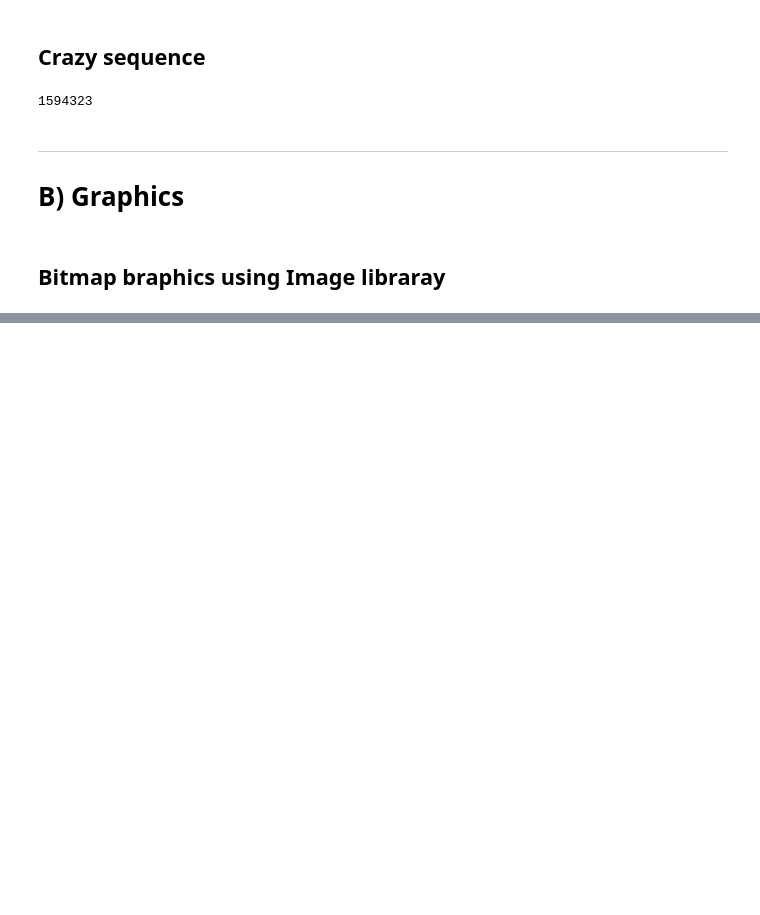
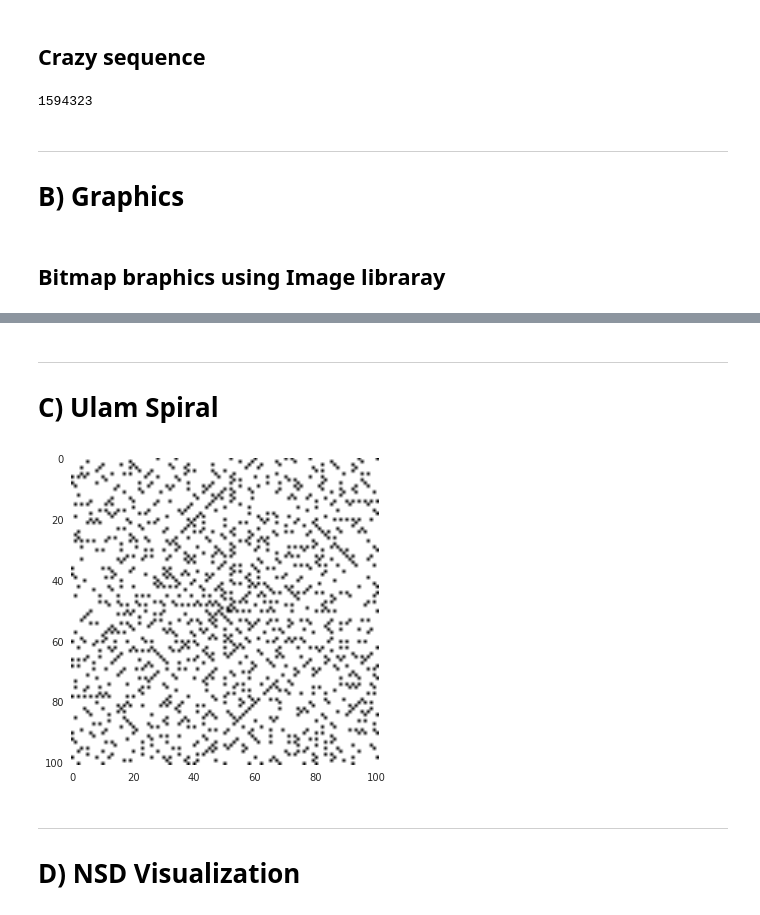
Before and after one commit to effa/iv122, a Jupyter notebook: 01-numbers.ipynb, the cells around one changed output, grey strips where cells are left out. Drawn from its saved outputs; the diff is of its cells as text; code cells hidden in the pictures; blank space fills up the shorter version.

```diff
--- a/01-numbers.ipynb
+++ b/01-numbers.ipynb
@@ -180,0 +193,44 @@ plt.matshow(a)
+# %% [markdown]
+-----
+
+# C) Ulam Spiral
+# %%
+BLACK = (0, 0, 0)
+WHITE = (255, 255, 255)
+DIRECTIONS = ((1,0), (0, -1), (-1, 0), (0, 1))
+
+def get_black_if_prime(n):
+    if is_prime(n):
+        return BLACK
+    return WHITE
+
+def ulam_spiral(size=101, get_color=get_black_if_prime):
+    im = Image.new('RGB', (size, size), color=WHITE)
+    # TODO: Make it work with both even and odd size
+    #x, y = (size // 2) - 1, size // 2
+    x, y = size // 2, size // 2
+    edge, edge_length, corner_n = 0, 1, 2
+    dx, dy = DIRECTIONS[0]
+    for n in range(1, size*size+1):
+        #print(n, x, y)
+        im.putpixel((x, y), get_color(n))
+        # next x, y, step (factor out a generator):
+        if n == corner_n:
+            edge += 1
+            edge_length += int(edge % 2 == 0)
+            dx, dy = DIRECTIONS[edge % 4] #next(directions)
+            corner_n =  n + edge_length
+        x += dx
+        y += dy
+    return im
+
+show_image(ulam_spiral())
+#ulam_spiral().save('ulam.png')
+
+# TODO: variatations on Ulam spiral
+# %% [output]
+[figure, added]
+# %% [markdown]
+-----
+
+# D) NSD Visualization
```
Also changed, not shown: parts of 5 cells of this notebook.
